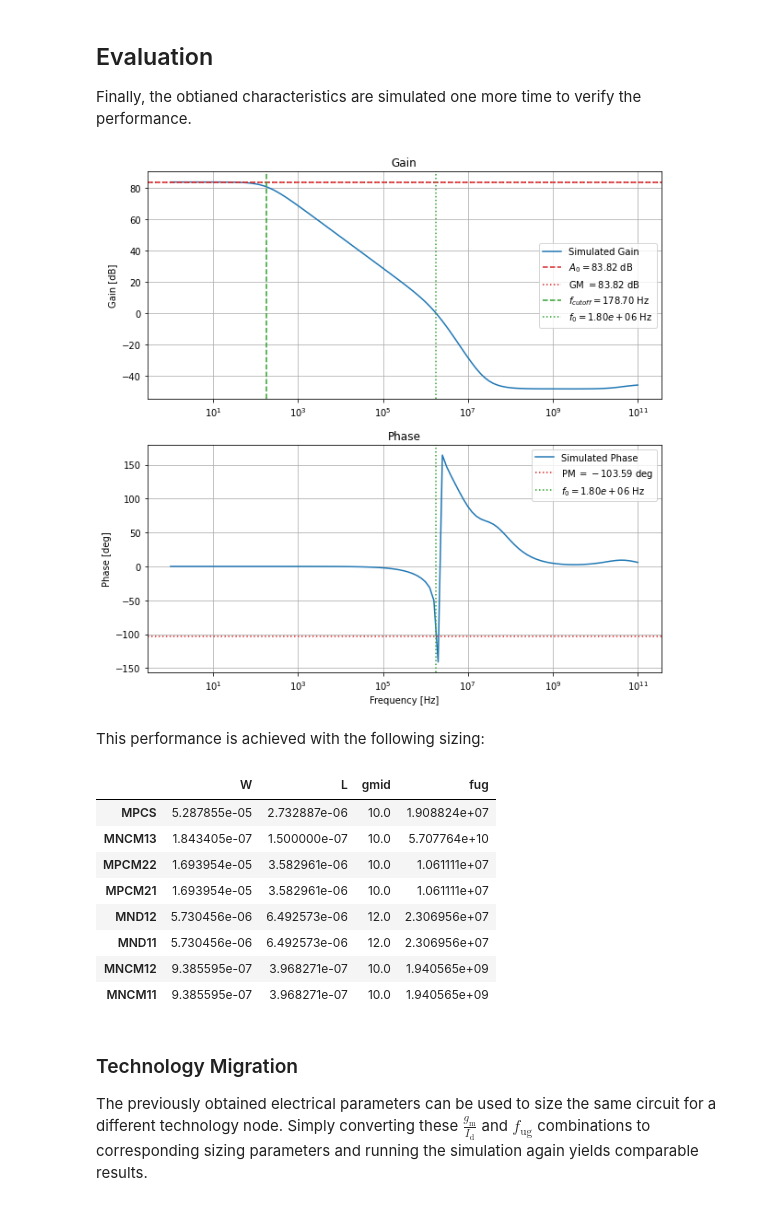
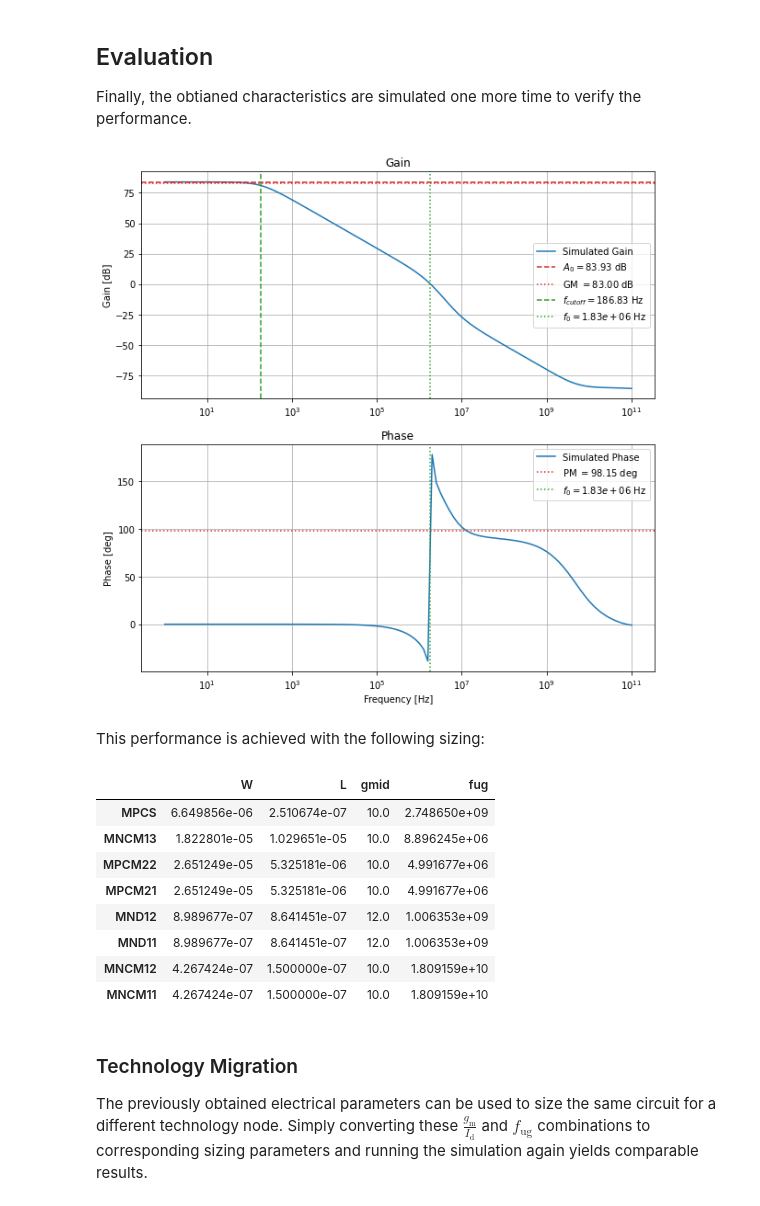
Before and after one commit to AugustUnderground/smacd2021-b4.4, a Jupyter notebook: notebooks/moa_sizing.ipynb, the cells around one changed output. Drawn from its saved outputs; the diff is of its cells as text; code cells hidden in the pictures.

```diff
--- a/notebooks/moa_sizing.ipynb
+++ b/notebooks/moa_sizing.ipynb
@@ -326,7 +329,7 @@ def miller_sizing( gmid_pcs, gmid_ncm13, gmid_pcm22, gmid_nd12, gmid_ncm12
     ec["MNCM12"]["W"]  = I_B1 / ec["MNCM12"].jd / M_N1
     ec["MNCM12"]["M"]  = M_N1
     ec["MNCM11"]       = ec["MNCM12"].copy()
-    ec["MNCM11"].M     = 1
+    ec["MNCM11"]["M"]  = 1
 
     ## Calculate/Approximate Operating point Parameters
     for dev,val in ec.items():
@@ -380,19 +383,20 @@ A0dB_target = 84
 # %% [markdown]
 Since it's an optimization (minimization) problem, the absollute difference $| A_{0,\mathrm{target}} - A_{0,\mathrm{moa}} |$ is returned.
 # %%
-def miller_gain_target( gmid_pcs, gmid_ncm13, gmid_pcm22, gmid_nd12, gmid_ncm12
+def miller_gain_target( netlist
+                      , gmid_pcs, gmid_ncm13, gmid_pcm22, gmid_nd12, gmid_ncm12
                       , fug_pcs,  fug_ncm13,  fug_pcm22,  fug_nd12,  fug_ncm12 ):
-    fug = map( lambda f: np.power(10, f)
-             , [fug_pcs, fug_ncm13, fug_pcm22, fug_nd12, fug_ncm12] )
+    fug = np.power(10, np.array([fug_pcs, fug_ncm13, fug_pcm22, fug_nd12, fug_ncm12]))
     apop = miller_op_approx(gmid_pcs, gmid_ncm13, gmid_pcm22, gmid_nd12, gmid_ncm12, *fug)
-    freq, gain, phase, _ = simulate(apop, netlist_90)
+    freq, gain, phase, _ = simulate(apop, netlist)
     perf = performance(freq, gain, phase)
-    #return -perf["A0dB"]
+
     return np.abs(A0dB_target - perf["A0dB"])
 # %% [markdown]
 Apply fixed parameters, to reduce the search space:
 # %%
 miller_target = partial( miller_gain_target
+                       , netlist_130
                        , gmid_pcs_fix, gmid_ncm13_fix
                        , gmid_pcm22_fix, gmid_nd12_fix
                        , gmid_ncm12_fix )
@@ -406,8 +410,8 @@ miller_gp = gp_minimize( lambda f: miller_target(*f)      # Gain Target Function
                          , (6.0, 11.0)                    # Bounds: log10(fug_ncm13)
                          , (6.0, 11.0) ]                  # Bounds: log10(fug_pcm12)
                        , acq_func        = "PI"           # EI, PI, LCB
-                       , n_calls         = 15             # Maximum number of simulations
-                       , n_random_starts = 7              # Number of random init points
+                       , n_calls         = 50             # Maximum number of simulations
+                       , n_random_starts = 20              # Number of random init points
                        , noise           = 1e-3           # Prediction Noise (Uncertainty)
                        , random_state    = 666            # RNG seed
                        , n_jobs          = os.cpu_count() # Number of Cores
@@ -479,60 +482,60 @@ perf_90 = performance(freq_90, gain_90, phase_90)
 # %%
 fig, (ax1, ax2) = plt.subplots(2, 1, figsize=(10,10))
-ax1.plot(freq_90, gain_90, label="Simulated Gain")
-ax1.axhline( y=perf_90["A0dB"]
+ax1.plot(freq_130, gain_130, label="Simulated Gain")
+ax1.axhline( y=perf_130["A0dB"]
            , color="tab:red"
            , ls="dashed"
-           , label=f"$A_{{0}} = {perf_90['A0dB']:.2f}$ dB")
-ax1.axhline(y=perf_90["GM"]
+           , label=f"$A_{{0}} = {perf_130['A0dB']:.2f}$ dB")
+ax1.axhline(y=perf_130["GM"]
            , color="tab:red"
            , ls="dotted"
-           , label=f"GM $= {perf_90['GM']:.2f}$ dB")
-ax1.axvline( x=perf_90["f3dB"]
+           , label=f"GM $= {perf_130['GM']:.2f}$ dB")
+ax1.axvline( x=perf_130["f3dB"]
            , color="tab:green"
            , ls="dashed"
-           , label=f"$f_{{cutoff}} = {perf_90['f3dB']:.2f}$ Hz")
-ax1.axvline( x=perf_90["fug"]
+           , label=f"$f_{{cutoff}} = {perf_130['f3dB']:.2f}$ Hz")
+ax1.axvline( x=perf_130["fug"]
            , color="tab:green"
            , ls="dotted"
-           , label=f"$f_{{0}} = {perf_90['fug']:.2e}$ Hz")
+           , label=f"$f_{{0}} = {perf_130['fug']:.2e}$ Hz")
 ax1.set_title("Gain")
 ax1.set_xscale("log")
 ax1.set_ylabel("Gain [dB]")
 ax1.legend()
 ax1.grid("on")
 
-ax2.plot(freq_90, phase_90, label="Simulated Phase")
-ax2.axhline( y=perf_90["PM"]
+ax2.plot(freq_130, phase_130, label="Simulated Phase")
+ax2.axhline( y=perf_130["PM"]
            , color="tab:red"
            , ls="dotted"
-           , label=f"PM $= {perf_90['PM']:.2f}$ deg")
-ax2.axvline( x=perf_90["fug"]
+           , label=f"PM $= {perf_130['PM']:.2f}$ deg")
+ax2.axvline( x=perf_130["fug"]
            , color="tab:green"
            , ls="dotted"
-           , label=f"$f_{{0}} = {perf_90['fug']:.2e}$ Hz")
+           , label=f"$f_{{0}} = {perf_130['fug']:.2e}$ Hz")
 ax2.set_title("Phase")
 ax2.set_xscale("log")
 ax2.set_xlabel("Frequency [Hz]")
 ax2.set_ylabel("Phase [deg]")
 ax2.legend()
 ax2.grid("on")
 # %% [output]
-[figure, old version]
+[figure, new version]
 # %% [markdown]
 This performance is achieved with the following sizing:
 # %%
-apop_90.fug = np.power(10, apop_90.fug)
-apop_90[["W", "L", "gmid", "fug"]]
+apop_130.fug = np.power(10, apop_130.fug)
+apop_130[["W", "L", "gmid", "fug"]]
 # %% [output]
 |  | W | L | gmid | fug |
-| MPCS | 5.287855e-05 | 2.732887e-06 | 10.0 | 1.908824e+07 |
-| MNCM13 | 1.843405e-07 | 1.500000e-07 | 10.0 | 5.707764e+10 |
-| MPCM22 | 1.693954e-05 | 3.582961e-06 | 10.0 | 1.061111e+07 |
-| MPCM21 | 1.693954e-05 | 3.582961e-06 | 10.0 | 1.061111e+07 |
-| MND12 | 5.730456e-06 | 6.492573e-06 | 12.0 | 2.306956e+07 |
-| MND11 | 5.730456e-06 | 6.492573e-06 | 12.0 | 2.306956e+07 |
-| MNCM12 | 9.385595e-07 | 3.968271e-07 | 10.0 | 1.940565e+09 |
-| MNCM11 | 9.385595e-07 | 3.968271e-07 | 10.0 | 1.940565e+09 |
+| MPCS | 6.649856e-06 | 2.510674e-07 | 10.0 | 2.748650e+09 |
+| MNCM13 | 1.822801e-05 | 1.029651e-05 | 10.0 | 8.896245e+06 |
+| MPCM22 | 2.651249e-05 | 5.325181e-06 | 10.0 | 4.991677e+06 |
+| MPCM21 | 2.651249e-05 | 5.325181e-06 | 10.0 | 4.991677e+06 |
+| MND12 | 8.989677e-07 | 8.641451e-07 | 12.0 | 1.006353e+09 |
+| MND11 | 8.989677e-07 | 8.641451e-07 | 12.0 | 1.006353e+09 |
+| MNCM12 | 4.267424e-07 | 1.500000e-07 | 10.0 | 1.809159e+10 |
+| MNCM11 | 4.267424e-07 | 1.500000e-07 | 10.0 | 1.809159e+10 |
 # %% [markdown]
 ### Technology Migration
 
```
Also changed, not shown: parts of 16 cells of this notebook.
